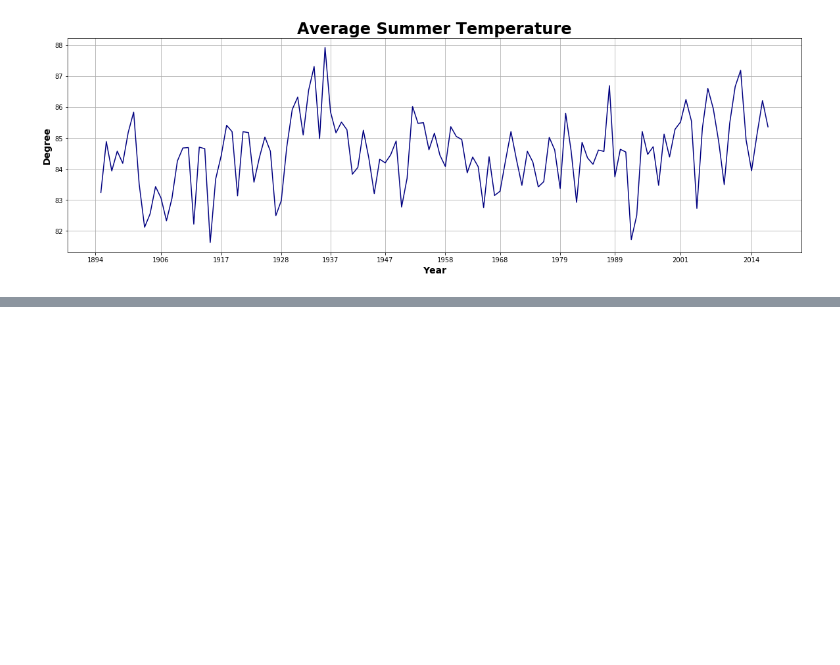
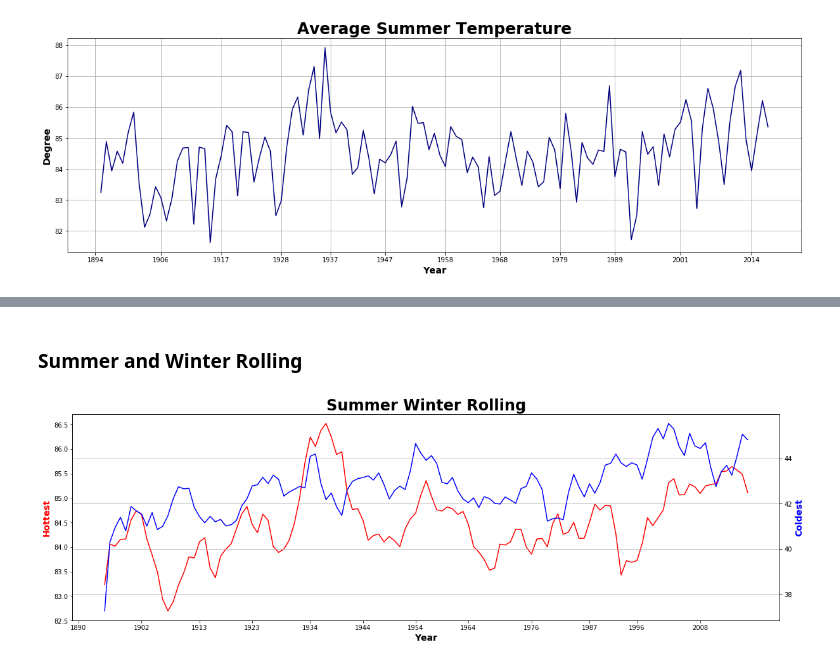
Before and after one commit to A-Grabish/solis-projectum, a Jupyter notebook: Final/Solis-Projectum-Data.Analysis.ipynb, the cells around one changed output, grey strips where cells are left out. Cells and saved outputs as stored; diff of their text form; code cells hidden in the pictures; blank space fills up the shorter version.

```diff
--- a/Final/Solis-Projectum-Data.Analysis.ipynb
+++ b/Final/Solis-Projectum-Data.Analysis.ipynb
@@ -134,6 +134,9 @@ plt.show()
 temp_maximum = temp_maximum.reset_index()
 temp_maximum_summer = temp_maximum[["Year", "June", "July", "Aug"]]
 temp_maximum_summer = temp_maximum_summer.set_index("Year")
+# %%
+temp_max_summer_mean = pd.DataFrame(temp_maximum_summer.mean(axis=1))
+temp_max_summer_mean.rename(index=str, columns={0:'Temp'}, inplace=True)
 # %%
 temp_minimum = temp_maximum.reset_index()
 temp_minimum_winter = temp_minimum[["Year", "Jan", "Feb", "Dec"]]
@@ -188,0 +194,27 @@ plt.show()
+# %% [markdown]
+### Summer and Winter Rolling
+# %%
+# Generate the Plot
+fig = plt.figure(figsize = (20,6))
+ax1 = fig.add_subplot(1, 1, 1)
+ax2 = ax1.twinx()
+
+ax1.set_title("Winter Summer Rolling",fontdict = {'fontsize': 24, 'fontweight': 'bold'})
+ax1.set_xlabel("Year", fontdict = {'fontsize': 14, 'fontweight': 'bold'})
+ax1.set_ylabel("Hottest", fontdict = {'fontsize': 14, 'fontweight': 'bold'}, color = "red")
+ax2.set_ylabel("Coldest", fontdict = {'fontsize': 14, 'fontweight': 'bold'}, color = "blue")
+
+x_axis = temp_min_winter_mean.index
+temp_min_winter_rolling_mean = temp_min_winter_mean.rolling(window=5, min_periods=1).mean()
+temp_max_summer_rolling_mean = temp_max_summer_mean.rolling(window=5, min_periods=1).mean()
+
+ax1.set_xticks(solar_minimum_years)
+ax1.plot(x_axis, temp_max_summer_rolling_mean, color='red')
+ax2.plot(x_axis, temp_min_winter_rolling_mean, color='blue')
+
+
+plt.grid(True)
+#plt.savefig(plots_file_name+"Winter.Summer_Rolling.Average.png")
+plt.show()
+# %% [output]
+[figure, added]
```
Also changed, not shown: parts of 2 cells of this notebook, 1 other file.
